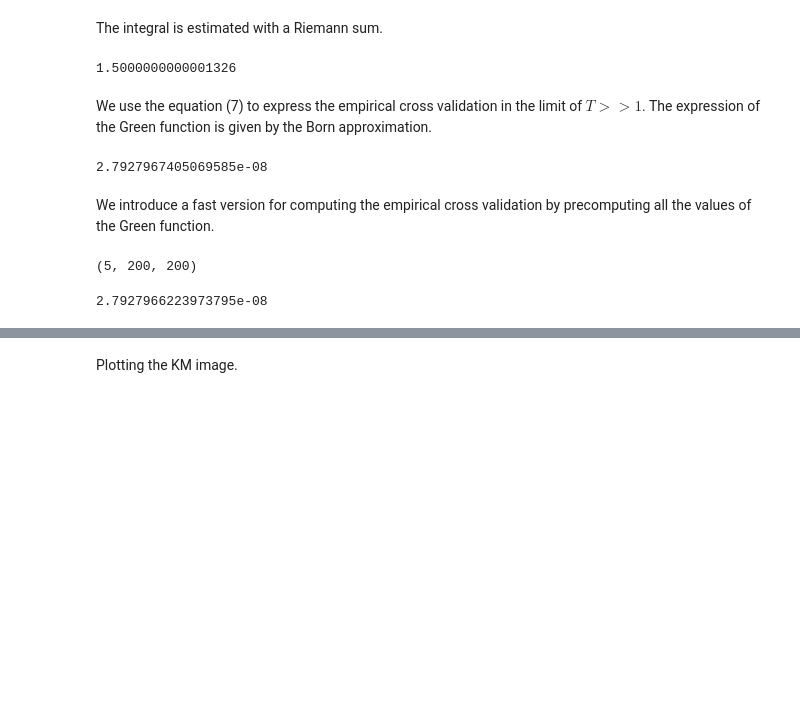
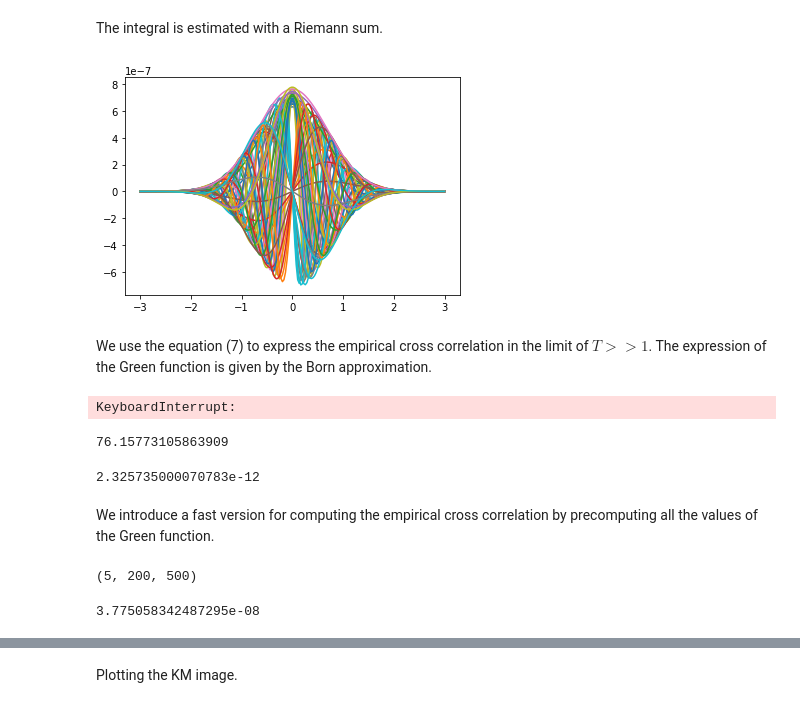
Before and after one commit to lliill/passive-reflector, a Jupyter notebook: Passive-reflector.ipynb, the cells around one changed output, grey strips where cells are left out. Saved outputs shown, nothing was run; the diff lists cells and outputs as text; code cells hidden in the pictures; blank space fills up the shorter version.

```diff
--- a/Passive-reflector.ipynb
+++ b/Passive-reflector.ipynb
@@ -35,7 +36,6 @@ Parameters of the Green function
 # %%
 # Born approximation parameters for Green's function
 c_0 = 1
-z_r = np.array([65, 0, 65])
 sigma_r = 1e-3
 # %% [markdown]
 Green functions: homogeneous solution and Born approximation
@@ -51,18 +51,13 @@ F_hat = lambda omega: np.exp(-omega**2)
 ## Question 1
 # %% [markdown]
 The integral is estimated with a Riemann sum.
-# %%
-def riemann_sum(f, I):
-    """
-    Integral of f on interval I
-    I is a linspace array
-    """
-    dx = I[1] - I[0]
-    fx = [f(x) for x in I]
-    return dx * np.sum(fx[:-1] + fx[1:]) / 2
-
-f = lambda x: x
-I = np.linspace(1, 2, 1e3)
-riemann_sum(f, I)
-# %% [output]
-1.5000000000001326
+# %%
+s = 42
+for i in range(5):
+    for j in range(5):
+        omega_ = np.linspace(-3, 3, 200)
+        f = [F_hat(omega) * np.conj(G_hat(omega, x[i], y[s])) * G_hat(omega, x[j], y[s]) * np.exp(-1j * omega * 2) for omega in omega_]
+        plt.plot(omega_, np.real(f))
+        plt.plot(omega_, np.imag(f))
+# %% [output]
+[figure, added]
@@ -69,19 +67,34 @@ riemann_sum(f, I)
 # %% [markdown]
-We use the equation (7) to express the empirical cross validation in the limit of $T >> 1$. The expression of the Green function is given by the Born approximation.
+We use the equation (7) to express the empirical cross correlation in the limit of $T >> 1$. The expression of the Green function is given by the Born approximation.
 # %%
-def C_N(tau, i, j, max_omega=5):
-    sum = 0
-    omega_array = np.linspace(-max_omega, max_omega, 100)
+def C_N(tau, i, j):
+    integral = 0
     for s in range(N):
         f = lambda omega: F_hat(omega) * np.conj(G_hat(omega, x[i], y[s])) * G_hat(omega, x[j], y[s]) * np.exp(-1j * omega * tau)
-        sum += riemann_sum(f, omega_array)
-    return np.real(sum / (2 * np.pi * N))
+        I = integrate.quad(f, -3, 3)
+        integral += I[0]
+    return integral / (2 * np.pi * N)
 
-C_N(10, 4, 1)
+C_N(100, 4, 0)
 # %% [output]
-2.7927967405069585e-08
+KeyboardInterrupt:
+# %%
+def C_N_riemann(tau, i, j, omega_array):
+    f_omega = np.zeros(omega_array.shape[0])
+    for s in range(N):
+        f = lambda omega: F_hat(omega) * np.real(np.conj(G_hat(omega, x[i], y[s])) * G_hat(omega, x[j], y[s]) * np.exp(-1j * omega * tau))
+        f_omega += [f(omega) for omega in omega_array]
+    integral = integrate.trapz(f_omega)
+    return integral / (2 * np.pi * N)
+
+tau = np.linalg.norm(x[4] - z_r) + np.linalg.norm(z_r - x[0])
+print(tau)
+C_N_riemann(tau, 4, 0, omega_array)
+# %% [output]
+76.15773105863909
+2.325735000070783e-12
 # %% [markdown]
-We introduce a fast version for computing the empirical cross validation by precomputing all the values of the Green function.
+We introduce a fast version for computing the empirical cross correlation by precomputing all the values of the Green function.
 # %%
 def compute_green_hat(omega_array):
     green_hat = np.zeros((x.shape[0], y.shape[0], omega_array.shape[0]), dtype=complex)
@@ -90,21 +103,24 @@ def compute_green_hat(omega_array):
             green_hat[i, s] = np.array([G_hat(omega, x[i], y[s]) for omega in omega_array], dtype=complex)
     return green_hat
 
-omega_array = np.linspace(-10, 10, 200)
+omega_array = np.linspace(-3, 3, 500)
 green_hat = compute_green_hat(omega_array)
 green_hat.shape
 # %% [output]
-(5, 200, 200)
+(5, 200, 500)
 # %%
+import scipy.integrate as integrate
+
 def C_N_fast(tau, i, j, omega_array, green_hat):
-    sum = 0
-    F_hat_eitau_omega = np.array([F_hat(omega) * np.exp(-1j * omega * tau) for omega in omega_array])
+    integral = 0
+    F_hat_eitau_omega = np.array([F_hat(omega) * np.exp(-1j * omega * tau) for omega in omega_array], dtype=complex)
     for s in range(N):
-        f = F_hat_eitau_omega * np.conj(green_hat[i, s]) * green_hat[j, s]
-        sum += np.trapz(f, omega_array)
-    return np.real(sum / (2 * np.pi * N))
+        f = np.real(F_hat_eitau_omega * np.conj(green_hat[i, s]) * green_hat[j, s])
+        integral += integrate.trapz(f, omega_array)
+    result = integral / (2 * np.pi * N)
+    return result
 
-C_N_fast(10, 4, 1, omega_array, green_hat)
+C_N_fast(0, 4, 1, omega_array, green_hat)
 # %% [output]
-2.7927966223973795e-08
+3.775058342487295e-08
 # %% [markdown]
```
Also changed, not shown: parts of 12 cells of this notebook.
